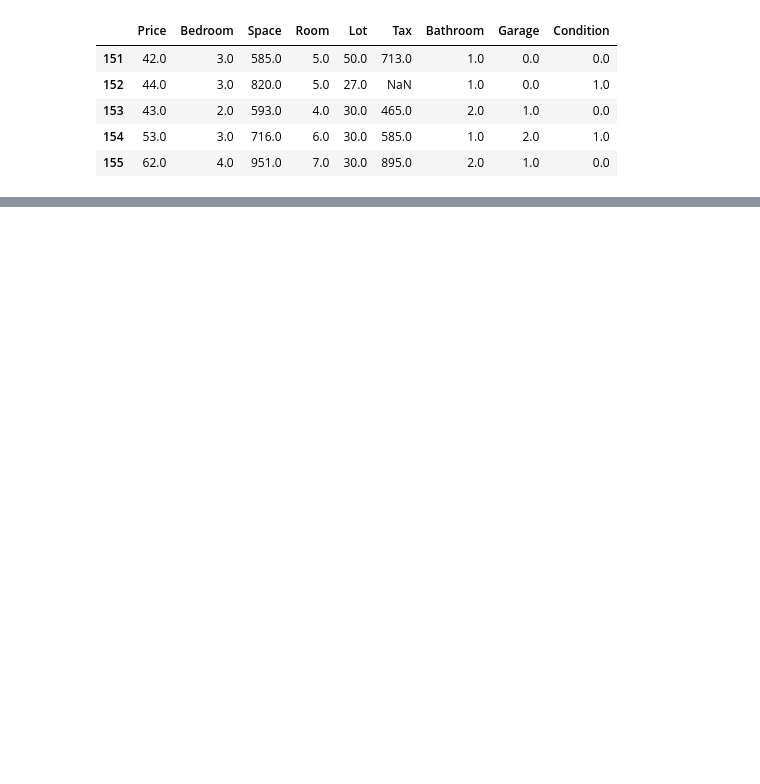
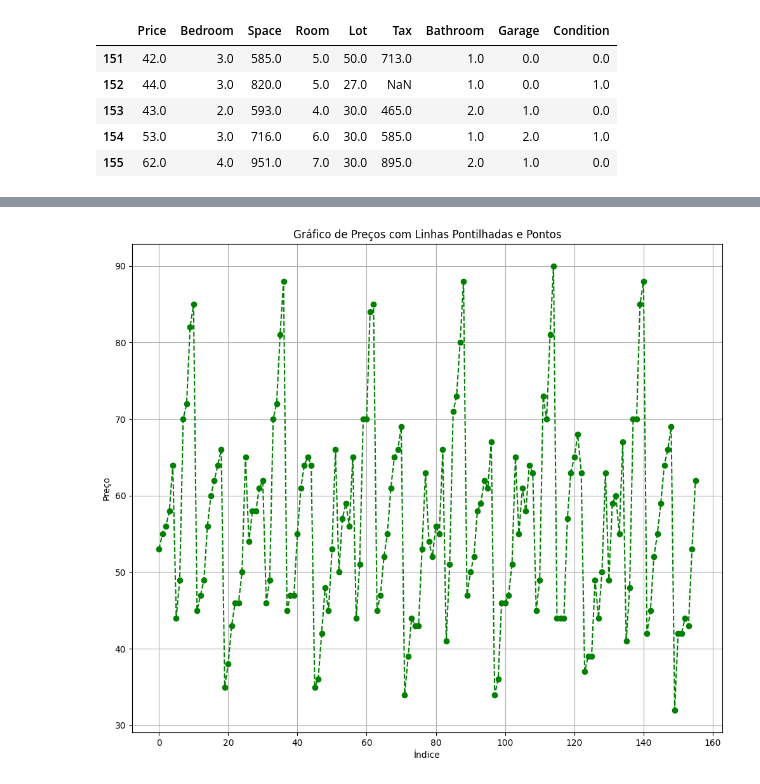
Before and after one commit to CaioJohnston/DataScience101, a Jupyter notebook: DataScience101.ipynb, the cells around one changed output, grey strips where cells are left out. Cells and saved outputs as stored; diff of their text form; code cells hidden in the pictures; blank space fills up the shorter version.

```diff
--- a/DataScience101.ipynb
+++ b/DataScience101.ipynb
@@ -196,0 +256,10 @@ Name: count, dtype: int64
+# %%
+plt.figure(figsize=(12, 10))
+plt.plot(df['Price'], linestyle='--', marker='o', color='g')
+plt.title('Gráfico de Preços com Linhas Pontilhadas e Pontos')
+plt.xlabel('Índice')
+plt.ylabel('Preço')
+plt.grid(True)
+plt.show()
+# %% [output]
+[figure, added]
```
Also changed, not shown: parts of 55 cells of this notebook, 1 other file.
